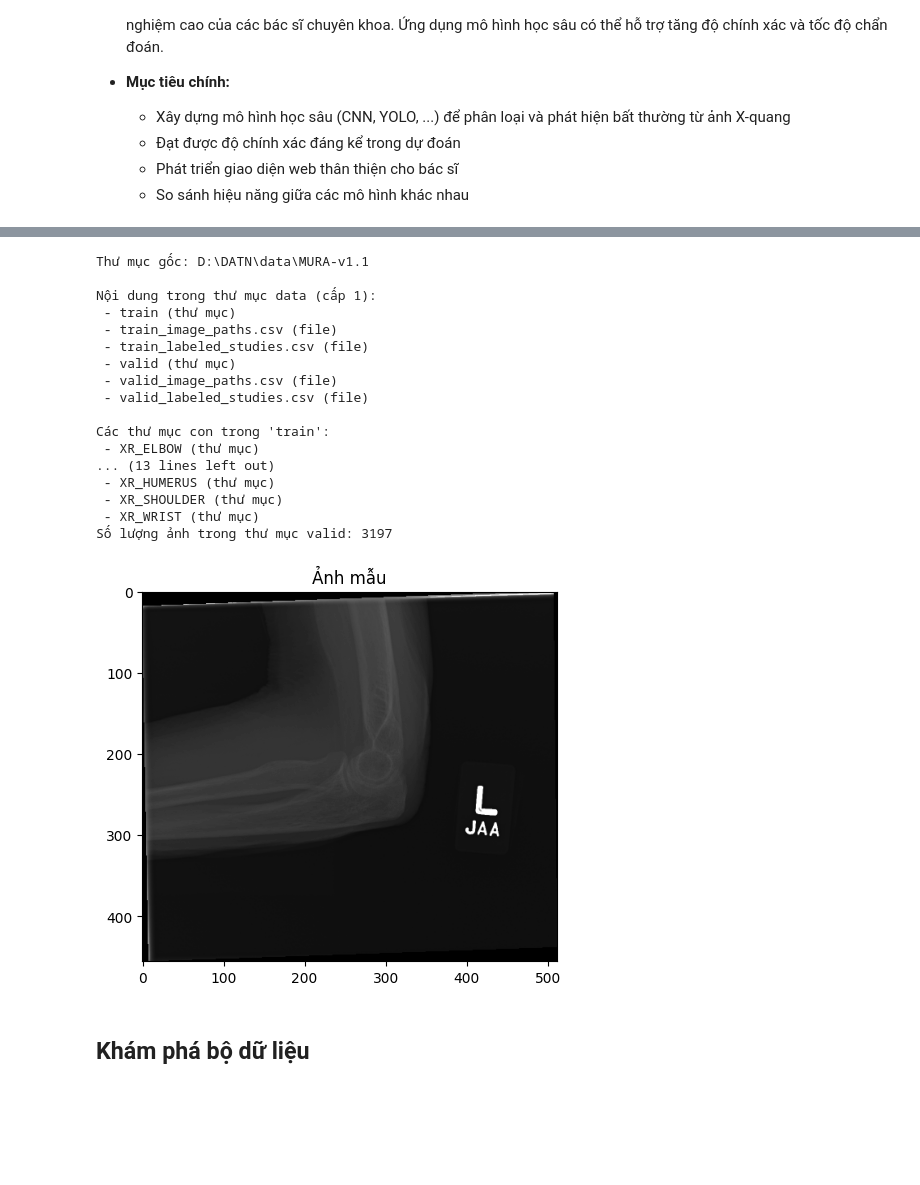
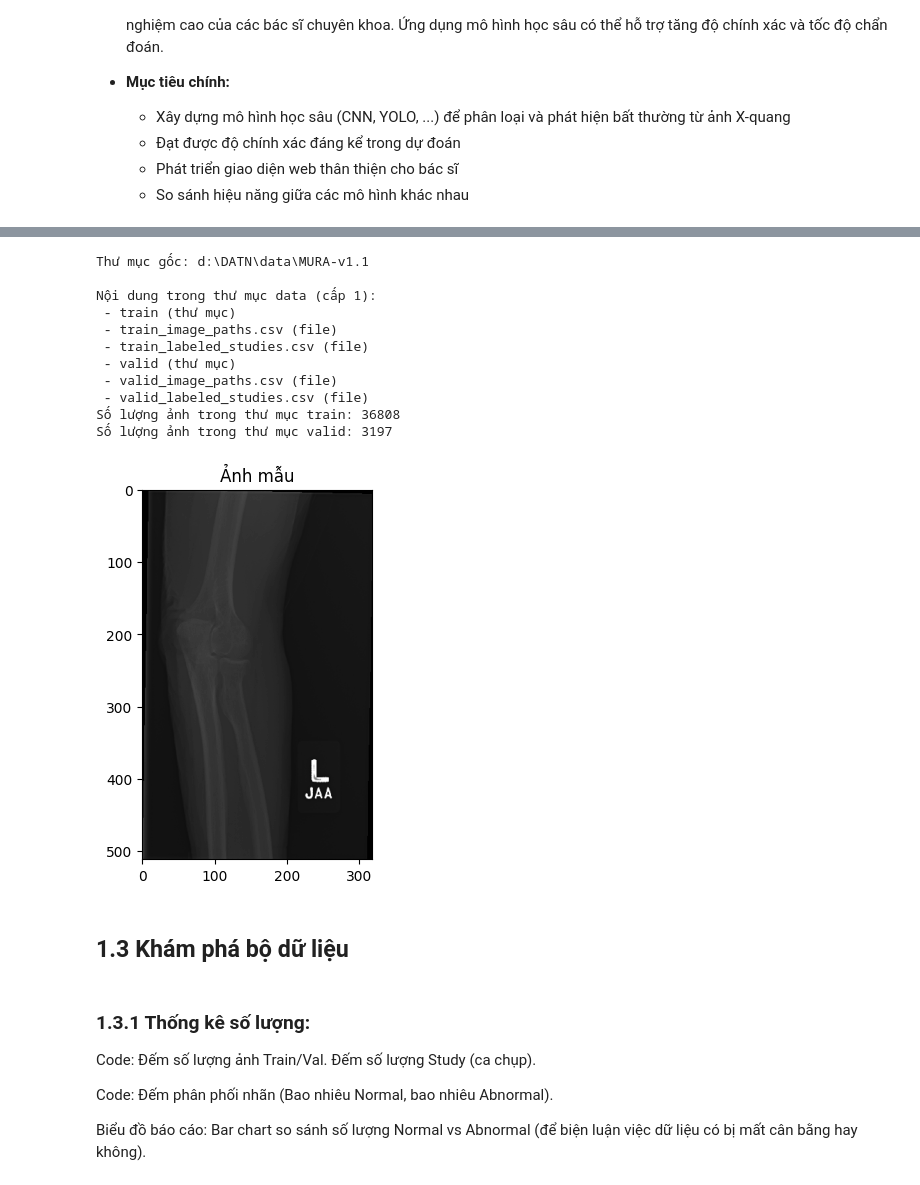
Before and after one commit to NguyenHuy2003/DATN, a Jupyter notebook: 2121050061_NguyenVanHuy_datn_xray.ipynb, the cells around one changed output, grey strips where cells are left out. Cells and saved outputs as stored; diff of their text form; code cells hidden in the pictures; blank space fills up the shorter version.

Commit message:
Tiến độ chuẩn bị dữ liệu

```diff
--- a/2121050061_NguyenVanHuy_datn_xray.ipynb
+++ b/2121050061_NguyenVanHuy_datn_xray.ipynb
@@ -58,17 +140,10 @@ MURA là một trong những tập dữ liệu hình ảnh X-quang công khai l
 # %%
-import os
-from pathlib import Path
-import glob
-import pandas as pd
-
-
-base_dir = Path("data\MURA-v1.1")
-
 # Liệt kê nội dung cấp 1 của thư mục data
-print("Thư mục gốc:", base_dir.resolve())
+print("Thư mục gốc:", os.path.abspath(base_dir))
 print("\nNội dung trong thư mục data (cấp 1):")
-for p in sorted(base_dir.iterdir()):
-    print(" -", p.name, "(thư mục)" if p.is_dir() else "(file)")
+for p in sorted(os.listdir(base_dir)):
+    path = os.path.join(base_dir, p)
+    print(" -", p, "(thư mục)" if os.path.isdir(path) else "(file)")
 
 # Đếm số lượng file ảnh trong thư mục train/val
 def count_images_in_dir(directory):
@@ -78,23 +153,12 @@ def count_images_in_dir(directory):
         count += len(glob.glob(os.path.join(directory, '**', ext), recursive=True))
     return count
 
-# Tâp train
-print("\nCác thư mục con trong 'train':")
-train_dir = base_dir / "train"
-for p in sorted(train_dir.iterdir()):
-    print(" -", p.name, "(thư mục)" if p.is_dir() else "(file)")
 train_image_count = count_images_in_dir(train_dir)
 print(f"Số lượng ảnh trong thư mục train: {train_image_count}")
-
-# Tập valid
-print("\nCác thư mục con trong 'valid':")
-val_dir = base_dir / "valid"
-for p in sorted(val_dir.iterdir()):
-    print(" -", p.name, "(thư mục)" if p.is_dir() else "(file)")
 val_image_count = count_images_in_dir(val_dir)
 print(f"Số lượng ảnh trong thư mục valid: {val_image_count}")
 # %% [output]
-Thư mục gốc: D:\DATN\data\MURA-v1.1
+Thư mục gốc: d:\DATN\data\MURA-v1.1
 
 Nội dung trong thư mục data (cấp 1):
  - train (thư mục)
@@ -103,25 +167,25 @@ Nội dung trong thư mục data (cấp 1):
  - valid (thư mục)
  - valid_image_paths.csv (file)
  - valid_labeled_studies.csv (file)
-
-Các thư mục con trong 'train':
- - XR_ELBOW (thư mục)
-... (13 lines left out)
- - XR_HUMERUS (thư mục)
- - XR_SHOULDER (thư mục)
- - XR_WRIST (thư mục)
+Số lượng ảnh trong thư mục train: 36808
 Số lượng ảnh trong thư mục valid: 3197
 # %%
-# Hiển thị ảnh mẫu từ thư mục train
-import cv2
-import matplotlib.pyplot as plt
-
-sample_image_path = Path("data/MURA-v1.1/train/XR_ELBOW/patient00011/study1_negative/image1.png")
-image = cv2.imread(str(sample_image_path), cv2.IMREAD_GRAYSCALE)
+# Hiển thị ảnh mẫu từ thư mục trai
+sample_image_path = "data/MURA-v1.1/train/XR_ELBOW/patient00011/study1_negative/image2.png"
+image = cv2.imread(sample_image_path, cv2.IMREAD_GRAYSCALE)
 plt.imshow(image, cmap='gray')
 plt.title(f"Ảnh mẫu")
 plt.show()
 # %% [output]
-[figure, old version]
+[figure, new version]
 # %% [markdown]
-## Khám phá bộ dữ liệu
+## 1.3 Khám phá bộ dữ liệu
+# %% [markdown]
+
+### 1.3.1 Thống kê số lượng:
+
+Code: Đếm số lượng ảnh Train/Val. Đếm số lượng Study (ca chụp).
+
+Code: Đếm phân phối nhãn (Bao nhiêu Normal, bao nhiêu Abnormal).
+
+Biểu đồ báo cáo: Bar chart so sánh số lượng Normal vs Abnormal (để biện luận việc dữ liệu có bị mất cân bằng hay không).
```
Also changed, not shown: parts of 21 cells of this notebook.
